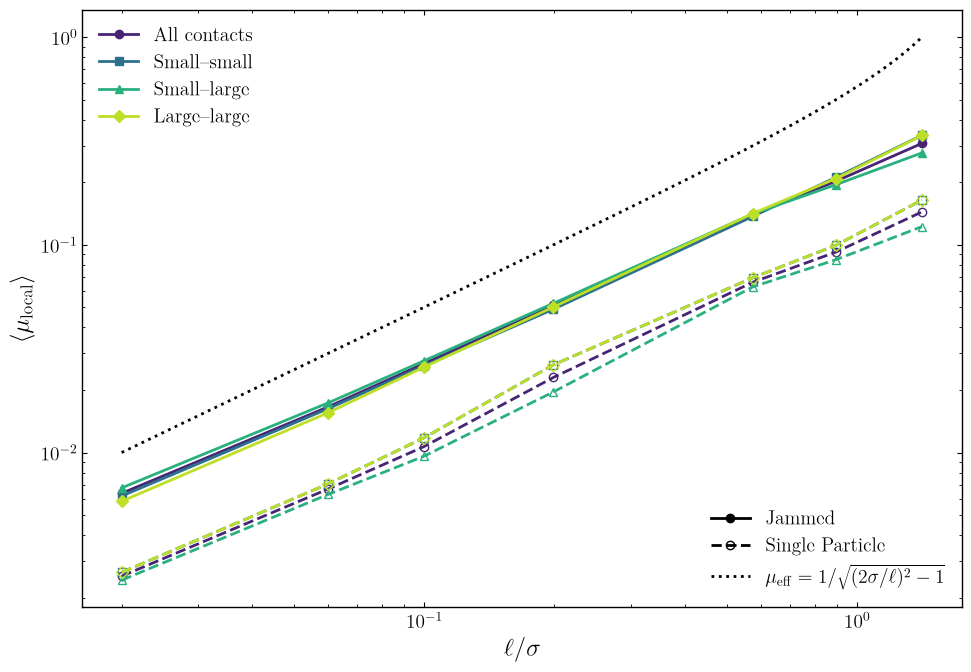
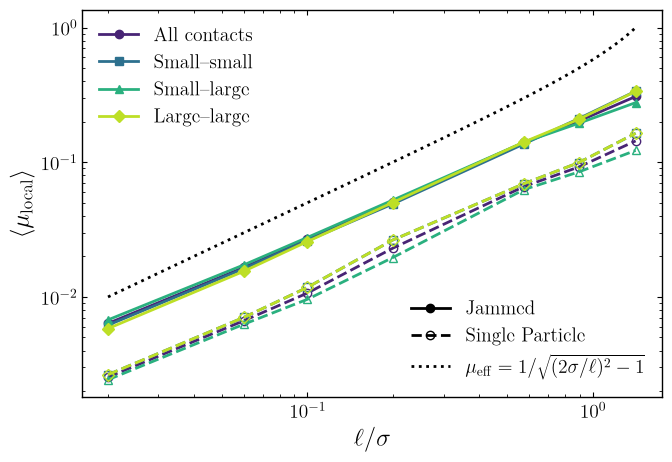
Code edit (unified diff) that turned the first committed figure into the second:
--- before
+++ after
@@ -66,5 +66,5 @@
 # ])[order]
 
-fig, ax = plt.subplots()
+fig, ax = plt.subplots(figsize=(7, 4.9))
 contact_handles = []
 

Commit: smaller figsize